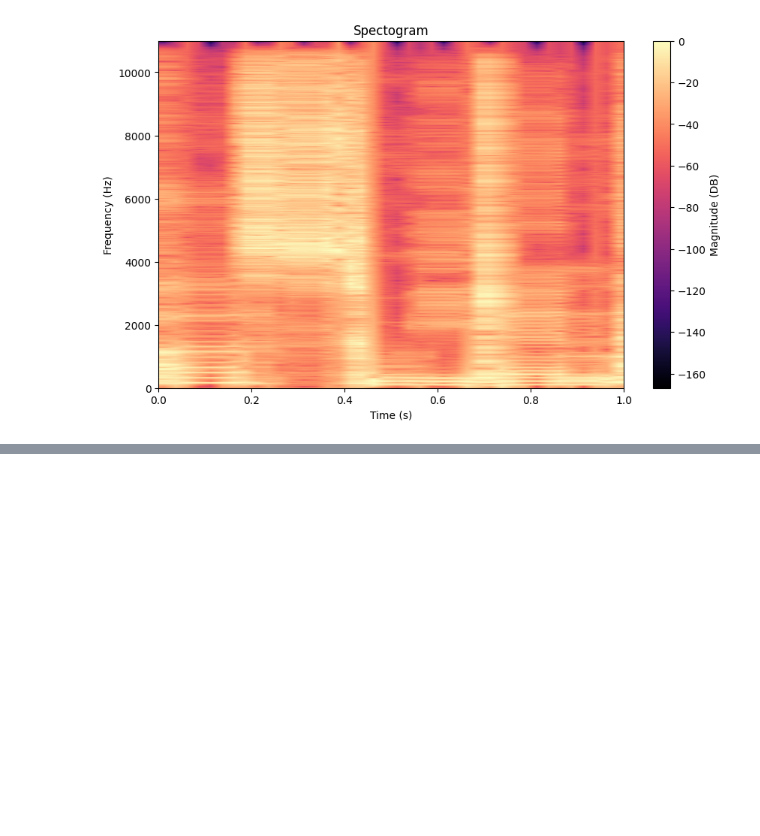
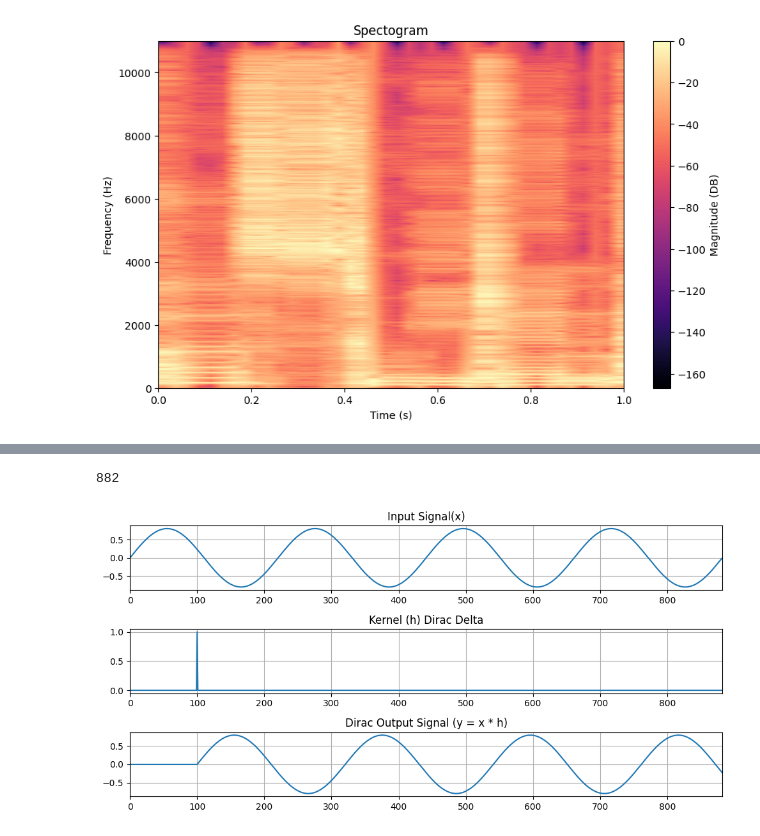
Before and after one commit to Pbotsaris/Delia-audio, a Jupyter notebook: notebooks/01-FFT.ipynb, the cells around one changed output, grey strips where cells are left out. Drawn from its saved outputs; the diff is of its cells as text; code cells hidden in the pictures; blank space fills up the shorter version.

```diff
--- a/notebooks/FFT.ipynb
+++ b/notebooks/01-FFT.ipynb
@@ -493,0 +546,39 @@ plot_delia(delia_matrix, sr)
+# %%
+fs=44100
+fc= 200
+dur= 1 / fc * 4 # 4 cycles
+
+x = pydelia.sine_wave(freq= fc, sr=fs, amp=0.8, dur=dur)
+n = len(x)
+
+print(n)
+
+# impulse
+h = np.zeros(len(x))
+h[100] = 1 # delayed
+
+y = signal.convolve(np.array(x), h, mode='full')
+plt.figure(figsize=(10, 5))
+plt.subplot(3, 1, 1)
+plt.title("Input Signal(x)")
+plt.plot(np.arange(n), np.array(x))
+plt.grid(True)
+plt.xlim(0, n)
+
+plt.subplot(3, 1, 2)
+plt.title("Kernel (h) Dirac Delta")
+plt.plot(np.arange(n), h)
+plt.grid(True)
+plt.xlim(0, n)
+
+plt.subplot(3, 1, 3)
+plt.title("Dirac Output Signal (y = x * h)")
+plt.plot(np.arange(len(y)), y)
+plt.grid(True)
+plt.xlim(0, n)
+
+plt.tight_layout()
+plt.show()
+# %% [output]
+882
+[figure, added]
```
Also changed, not shown: parts of 4 cells of this notebook, 16 other files.
